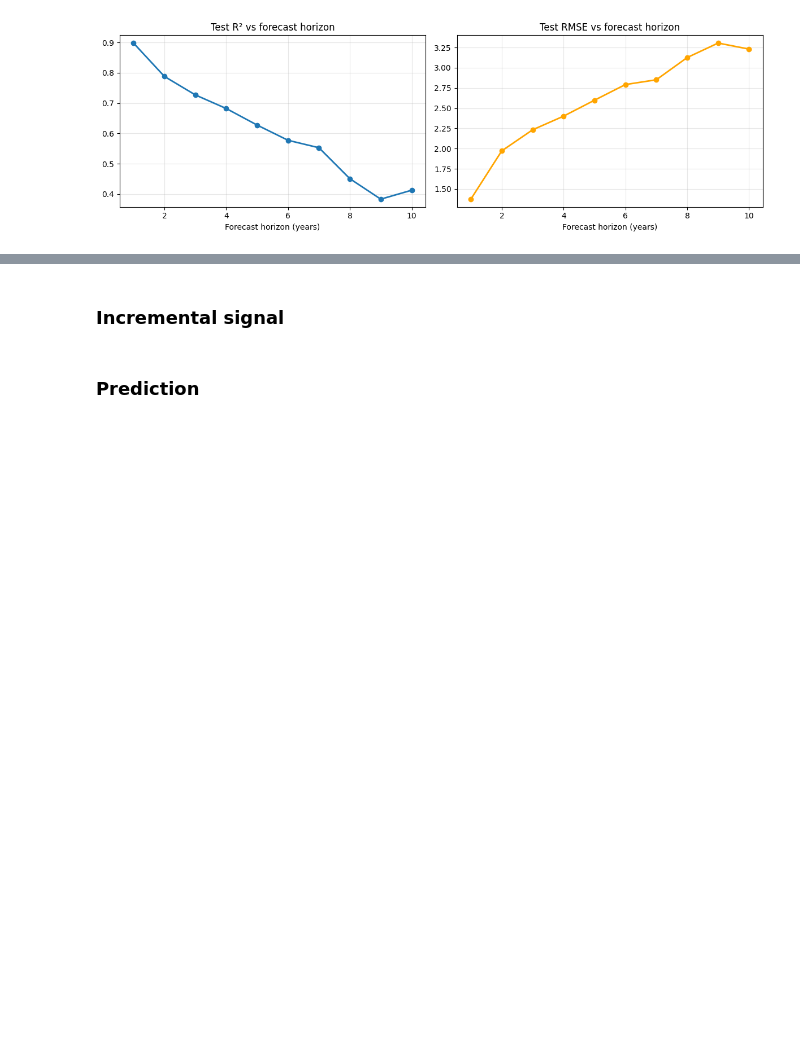
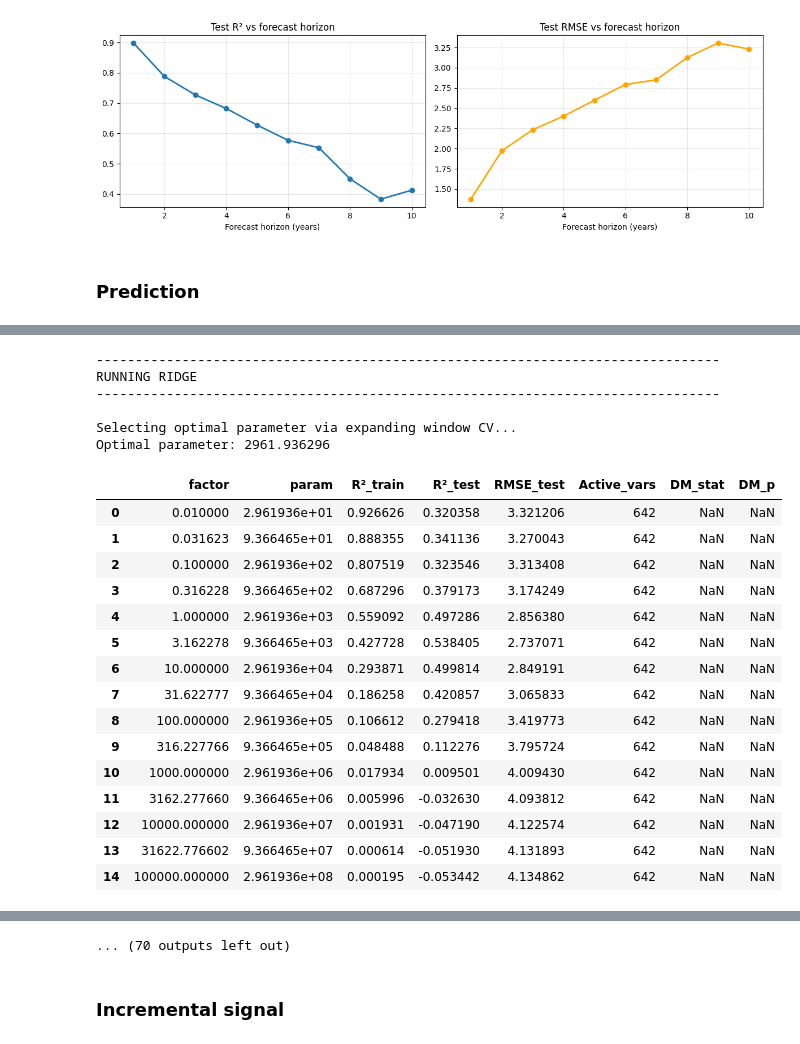
Before and after one commit to janjdarecki/instquality, a Jupyter notebook: 04_run_temporal_analysis.ipynb, the cells around one changed output, grey strips where cells are left out. Cells and saved outputs as stored; diff of their text form; code cells hidden in the pictures; blank space fills up the shorter version.

```diff
--- a/04_run_temporal_analysis.ipynb
+++ b/04_run_temporal_analysis.ipynb
@@ -935,3 +1039,58 @@ plt.tight_layout()
 plt.show()
 # %% [output]
 [figure]
+# %% [markdown]
+### Prediction
+# %%
+# Load
+df = pd.read_pickle("saved/df.dat")
+
+# Define
+id_cols = ["country","year","iso_code_1","iso_code_2","region"]
+exclude = id_cols + [c for c in df.columns if c.startswith("tgt_")]
+macro_cols = filter_cols([c for c in df.columns if c.startswith("wb_") and not c.startswith("wb_iq_") and c not in exclude], [])
+iq_cols = filter_cols([c for c in df.columns if (c.startswith("wb_iq_") or (not c.startswith("wb_") and c not in exclude))], [])
+base_split_year = 2015
+max_horizon = 10
+all_horizon_results = {}
+
+# For years 1 to 10
+for h in range(1, max_horizon + 1):
+    y_name = f"tgt_spread_t{h}"
+    split_year = base_split_year - (h - 1)
+    name_prefix = f"levels_t{h}"
+    print("="*100)
+    print(f"Horizon: t+{h}, Target: {y_name}, Split year: {split_year}")
+    print("="*100)
+
+    # Run the unified regression
+    results = run_unified_regularized_regression(
+        name_prefix=name_prefix,
+        data_path="saved/df.dat",
+        macro_cols=macro_cols,
+        iq_cols=iq_cols,
+        use_clustering=True,
+        corr_threshold=0.9,
+        y_name=y_name,
+        spread_col="tgt_spread",
+        year_col="year",
+        split_year=split_year,
+        model_types=['lasso','ridge','elastic'],
+        agnostic=True,
+        param_factors=np.logspace(-2,5,15),
+        l1_ratios=[0.5],
+        use_expanding_cv=True,
+        min_train_years=8,
+        cv_stride=2,
+        r2_benchmark=None,
+        rmse_benchmark=None,
+        early_stop_threshold=0.10,
+        save_results=True,
+        output_dir="specs",
+        n_jobs=-1,
+        multicollinearity_check=False
+    )
+    all_horizon_results[f"t{h}"] = results
+
+print("All horizon models completed.")
+# %% [output]
@@ -937,0 +1179,22 @@ plt.show()
+--------------------------------------------------------------------------------
+RUNNING RIDGE
+--------------------------------------------------------------------------------
+
+Selecting optimal parameter via expanding window CV...
+Optimal parameter: 2961.936296
+|  | factor | param | R²_train | R²_test | RMSE_test | Active_vars | DM_stat | DM_p |
+| 0 | 0.010000 | 2.961936e+01 | 0.926626 | 0.320358 | 3.321206 | 642 | NaN | NaN |
+| 1 | 0.031623 | 9.366465e+01 | 0.888355 | 0.341136 | 3.270043 | 642 | NaN | NaN |
+| 2 | 0.100000 | 2.961936e+02 | 0.807519 | 0.323546 | 3.313408 | 642 | NaN | NaN |
+| 3 | 0.316228 | 9.366465e+02 | 0.687296 | 0.379173 | 3.174249 | 642 | NaN | NaN |
+| 4 | 1.000000 | 2.961936e+03 | 0.559092 | 0.497286 | 2.856380 | 642 | NaN | NaN |
+| 5 | 3.162278 | 9.366465e+03 | 0.427728 | 0.538405 | 2.737071 | 642 | NaN | NaN |
+| 6 | 10.000000 | 2.961936e+04 | 0.293871 | 0.499814 | 2.849191 | 642 | NaN | NaN |
+| 7 | 31.622777 | 9.366465e+04 | 0.186258 | 0.420857 | 3.065833 | 642 | NaN | NaN |
+| 8 | 100.000000 | 2.961936e+05 | 0.106612 | 0.279418 | 3.419773 | 642 | NaN | NaN |
+| 9 | 316.227766 | 9.366465e+05 | 0.048488 | 0.112276 | 3.795724 | 642 | NaN | NaN |
+| 10 | 1000.000000 | 2.961936e+06 | 0.017934 | 0.009501 | 4.009430 | 642 | NaN | NaN |
+| 11 | 3162.277660 | 9.366465e+06 | 0.005996 | -0.032630 | 4.093812 | 642 | NaN | NaN |
+| 12 | 10000.000000 | 2.961936e+07 | 0.001931 | -0.047190 | 4.122574 | 642 | NaN | NaN |
+| 13 | 31622.776602 | 9.366465e+07 | 0.000614 | -0.051930 | 4.131893 | 642 | NaN | NaN |
+| 14 | 100000.000000 | 2.961936e+08 | 0.000195 | -0.053442 | 4.134862 | 642 | NaN | NaN |
@@ -938,4 +1259,3 @@ plt.show()
+... (70 outputs left out)
 # %% [markdown]
 ### Incremental signal
-# %% [markdown]
-### Prediction
```
Also changed, not shown: parts of 7 cells of this notebook, 2 other files.
